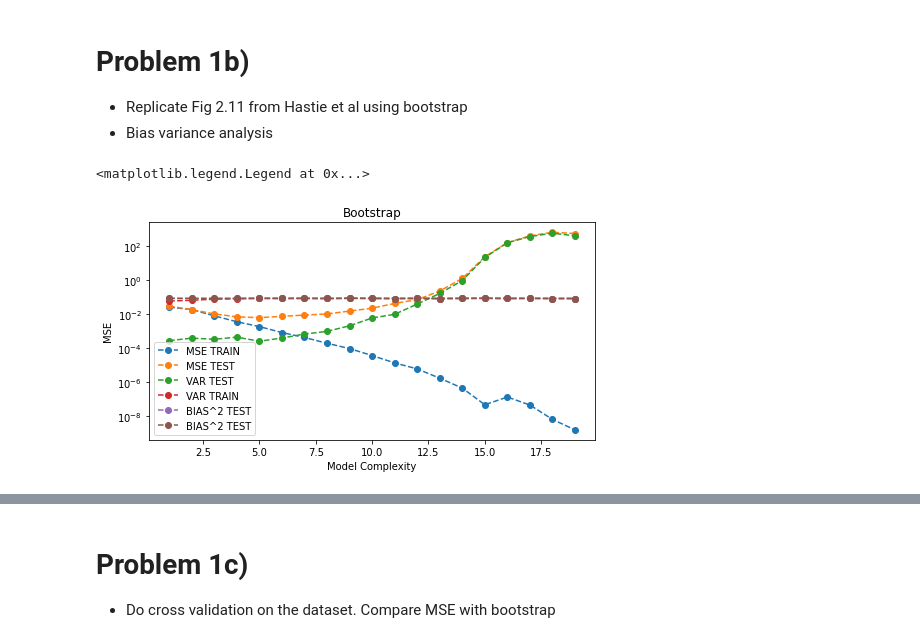
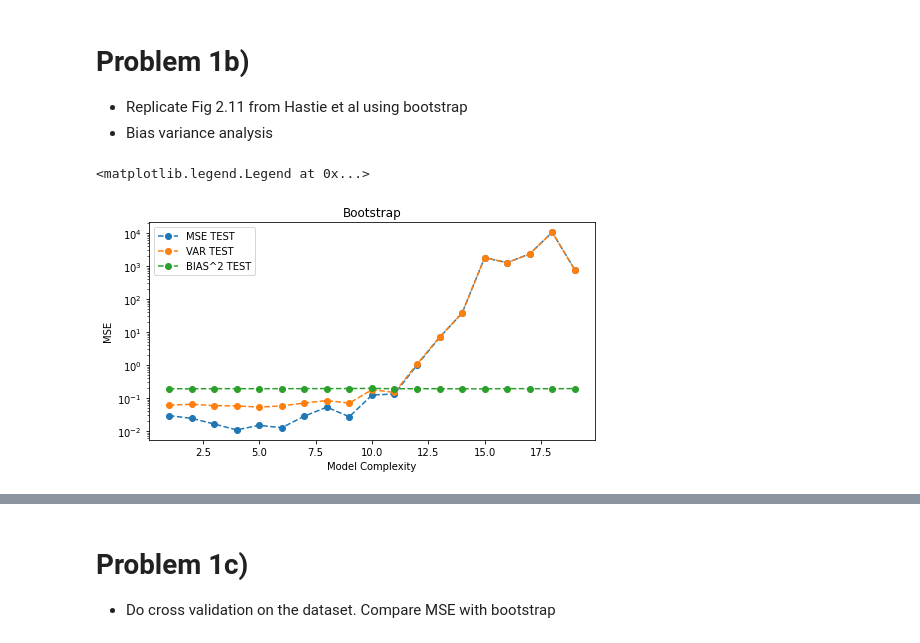
Before and after one commit to nicholaskarlsen/FYS-STK4155, a Jupyter notebook: project_1/src/rewrite/Untitled.ipynb, the cells around one changed output, grey strips where cells are left out. Saved outputs shown, nothing was run; the diff lists cells and outputs as text; code cells hidden in the pictures.

```diff
--- a/project_1/src/rewrite/Untitled.ipynb
+++ b/project_1/src/rewrite/Untitled.ipynb
@@ -124,7 +124,7 @@ plt.plot()
 - Replicate Fig 2.11 from Hastie et al using bootstrap
 - Bias variance analysis
 # %%
-def p2_analysis(x, y, z, degrees, N_bootstraps):
+def bootstrap_analysis(x, y, z, degrees, N_bootstraps, regression=linear_regression.OLS_SVD):
 
     columns = [
         "MSE train",
@@ -135,31 +135,51 @@ def p2_analysis(x, y, z, degrees, N_bootstraps):
         "Bias test",
         "Variance train",
         "Variance test",
     ]
 
     df = pd.DataFrame(columns=columns)
 
     for i, deg in enumerate(degrees):
         X = design_matrix(x, y, deg)
         # Split data, but don't shuffle. OK since data is already randomly sampled!
         # Fasilitates a direct comparrison of the clean & Noisy data
         X_train, X_test, z_train, z_test = train_test_split(X, z, test_size = 0.2, shuffle=False)
 
         # Normalize data sets
         X_train = scaler.fit_transform(X_train)
         X_train[:, 0] = np.ones(X_train.shape[0])
         X_test = scaler.fit_transform(X_test)
         X_test[:, 0] = np.ones(X_test.shape[0])
 
         output = bootstrap(
             X_train,
             X_test,
             z_train,
             z_test,
             bootstraps = N_bootstraps,
-            regression = linear_regression.OLS_SVD
+            regression = regression
         )
 
         df = df.append(pd.DataFrame(output, index=[deg]))
 
     return df
+
+degrees = np.arange(1, 20)
+N_bootstraps = 100
+data_bootstrap = bootstrap_analysis(x_dat, y_dat, z_dat, degrees, N_bootstraps)
+
+plt.figure(figsize=(8,4))
+degrees = np.arange(1, 20)
+#plt.semilogy(degrees, data_bootstrap["MSE train"],"o--", label = "MSE TRAIN")
+plt.semilogy(degrees, data_bootstrap["MSE test"],"o--", label = "MSE TEST")
+plt.semilogy(degrees, data_bootstrap["Variance test"],"o--", label = "VAR TEST")
+#plt.semilogy(degrees, data_bootstrap["Variance train"],"o--", label = "VAR TRAIN")
+plt.semilogy(degrees, data_bootstrap["Bias test"],"o--", label = "BIAS^2 TEST")
+#plt.semilogy(degrees, data_bootstrap["Bias train"],"o--", label = "BIAS^2 TEST")
+plt.xlabel("Model Complexity")
+plt.ylabel("MSE")
+plt.title("Bootstrap")
+plt.legend(loc="best")
+# %% [output]
+<matplotlib.legend.Legend at 0x...>
+[figure, added]
@@ -170,19 +186,3 @@ data_bootstrap = p2_analysis(x_dat, y_dat, z_dat, degrees, N_bootstraps)
-# %%
-plt.figure(figsize=(8,4))
-degrees = np.arange(1, 20)
-plt.semilogy(degrees, data_bootstrap["MSE train"],"o--", label = "MSE TRAIN")
-plt.semilogy(degrees, data_bootstrap["MSE test"],"o--", label = "MSE TEST")
-plt.semilogy(degrees, data_bootstrap["Variance test"],"o--", label = "VAR TEST")
-plt.semilogy(degrees, data_bootstrap["Variance train"],"o--", label = "VAR TRAIN")
-plt.semilogy(degrees, data_bootstrap["Bias test"],"o--", label = "BIAS^2 TEST")
-plt.semilogy(degrees, data_bootstrap["Bias train"],"o--", label = "BIAS^2 TEST")
-plt.xlabel("Model Complexity")
-plt.ylabel("MSE")
-plt.title("Bootstrap")
-plt.legend(loc="lower left")
-# %% [output]
-<matplotlib.legend.Legend at 0x...>
-[figure, removed]
 # %%
 data_bootstrap
 # %% [output]
```
Also changed, not shown: parts of 8 cells of this notebook, 7 other files.
